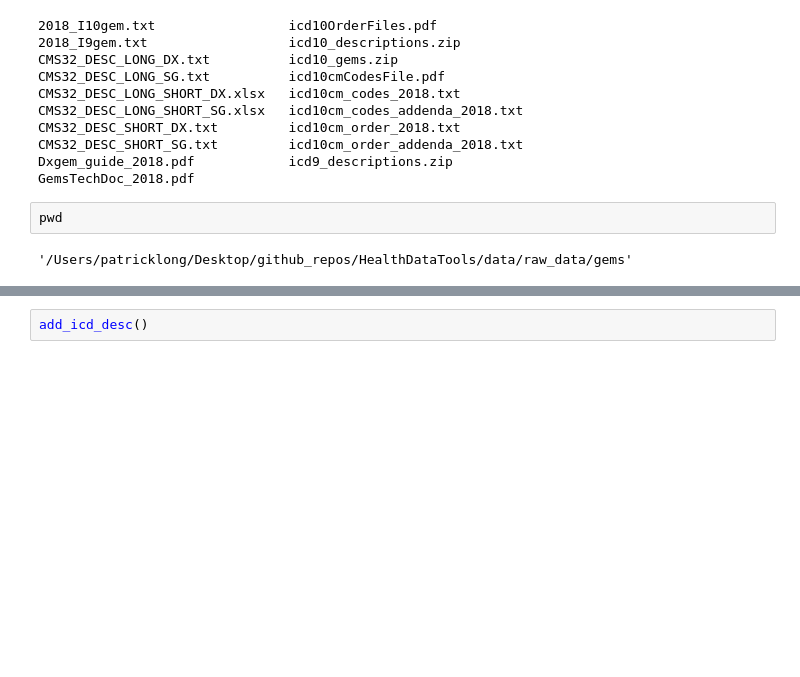
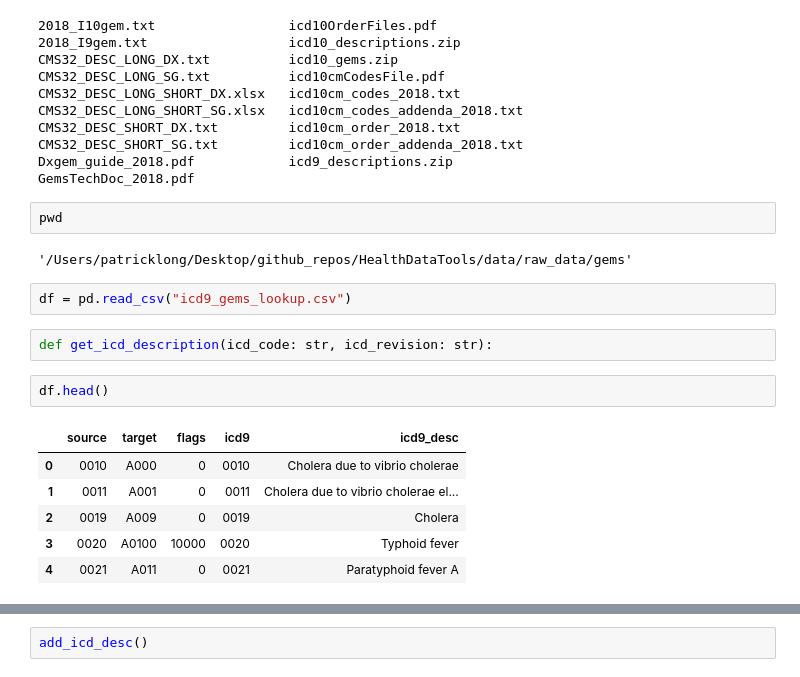
Before and after one commit to pkmklong/pyicd, a Jupyter notebook: src/Untitled.ipynb, the cells around one changed output, grey strips where cells are left out. Saved outputs shown, nothing was run; the diff lists cells and outputs as text; blank space fills up the shorter version.

```diff
--- a/src/Untitled.ipynb
+++ b/src/Untitled.ipynb
@@ -87,3 +87,16 @@ GemsTechDoc_2018.pdf
 pwd
 # %% [output]
 '/Users/patricklong/Desktop/github_repos/HealthDataTools/data/raw_data/gems'
+# %%
+df = pd.read_csv("icd9_gems_lookup.csv")
+# %%
+def get_icd_description(icd_code: str, icd_revision: str):
+# %%
+df.head()
+# %% [output]
+|  | source | target | flags | icd9 | icd9_desc |
+| 0 | 0010 | A000 | 0 | 0010 | Cholera due to vibrio cholerae |
+| 1 | 0011 | A001 | 0 | 0011 | Cholera due to vibrio cholerae el... |
+| 2 | 0019 | A009 | 0 | 0019 | Cholera |
+| 3 | 0020 | A0100 | 10000 | 0020 | Typhoid fever |
+| 4 | 0021 | A011 | 0 | 0021 | Paratyphoid fever A |
```
Also changed, not shown: parts of 13 cells of this notebook, 7 other files.
